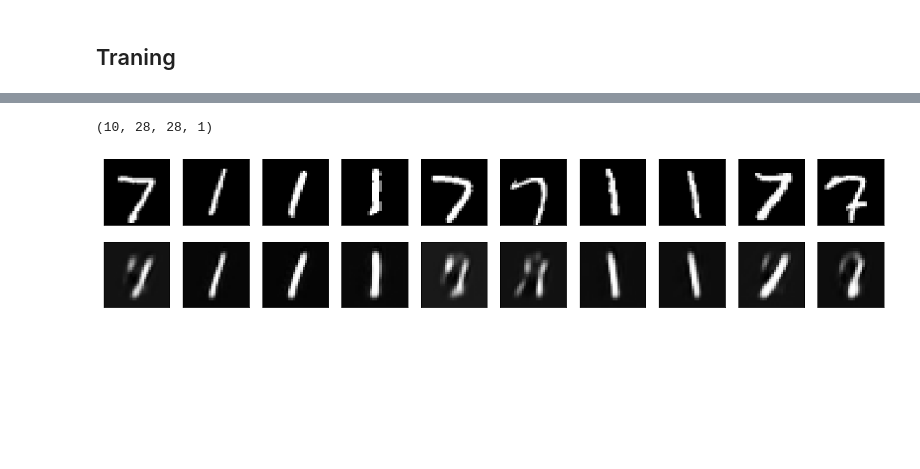
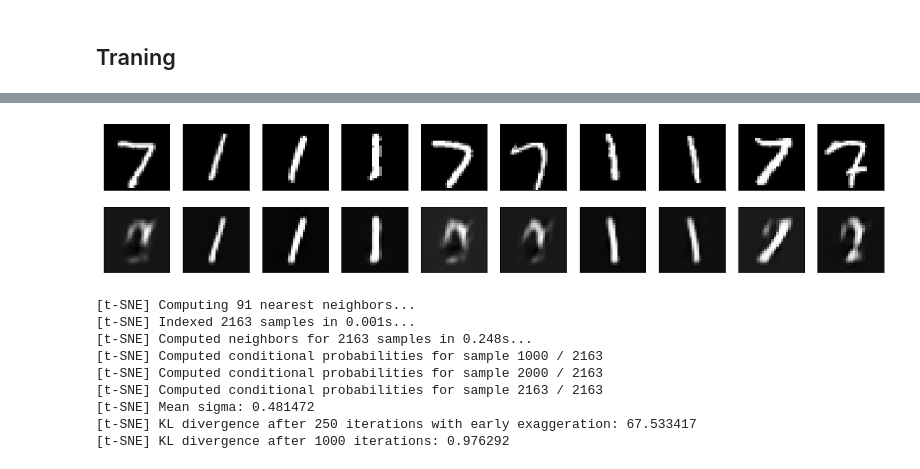
Before and after one commit to Huai-Yuan/AnomalyDetectionUsingGANomaly, a Jupyter notebook: GANomaly.ipynb, the cells around one changed output, grey strips where cells are left out. Drawn from its saved outputs; the diff is of its cells as text; code cells hidden in the pictures; blank space fills up the shorter version.

```diff
--- a/GANomaly.ipynb
+++ b/GANomaly.ipynb
@@ -173,25 +158,22 @@ plt.show()
-# %%
-x_test_1_7[:10].shape
-# %% [output]
-(10, 28, 28, 1)
 # %%
 number = 10  # how many digits we will display
 images = x_test_1_7[:10]
-AE_images = (ganomaly.Ge(x_test_1_7[:10]))
+AE_images = G_model.predict(x_test_1_7[:10])
 plt.figure(figsize=(20, 4))
 for index in range(number):
     # 加了雜訊的圖像
     ax = plt.subplot(2, number, index + 1)
-    plt.imshow(x_test_1_7[index].reshape(28, 28), cmap='gray')
+    # plt.imshow(x_test_1_7[index].reshape(28, 28), cmap='gray')
+    plt.imshow(images[index].reshape(28, 28), cmap='gray')
     ax.get_xaxis().set_visible(False)
     ax.get_yaxis().set_visible(False)
 
     # 重建的圖像
     ax = plt.subplot(2, number, index + 1 + number)
-    img = G_model.predict(x_test_1_7[index].reshape(1, 28, 28, 1)).reshape(28, 28)
-    plt.imshow(img, cmap='gray')
+    # img = G_model.predict(x_test_1_7[index].reshape(1, 28, 28, 1)).reshape(28, 28)
+    plt.imshow(AE_images[index].reshape(28, 28), cmap='gray')
     ax.get_xaxis().set_visible(False)
     ax.get_yaxis().set_visible(False)
 plt.show()
 # %% [output]
-[figure, old version]
+[figure, new version]
@@ -197,0 +186,12 @@ plt.show()
+# %%
+D_out_tsne = TSNE(n_components=2, init='random', random_state=5, verbose=1).fit_transform(D_out)
+# %% [output]
+[t-SNE] Computing 91 nearest neighbors...
+[t-SNE] Indexed 2163 samples in 0.001s...
+[t-SNE] Computed neighbors for 2163 samples in 0.248s...
+[t-SNE] Computed conditional probabilities for sample 1000 / 2163
+[t-SNE] Computed conditional probabilities for sample 2000 / 2163
+[t-SNE] Computed conditional probabilities for sample 2163 / 2163
+[t-SNE] Mean sigma: 0.481472
+[t-SNE] KL divergence after 250 iterations with early exaggeration: 67.533417
+[t-SNE] KL divergence after 1000 iterations: 0.976292
```
Also changed, not shown: parts of 7 cells of this notebook, 1 other file.
